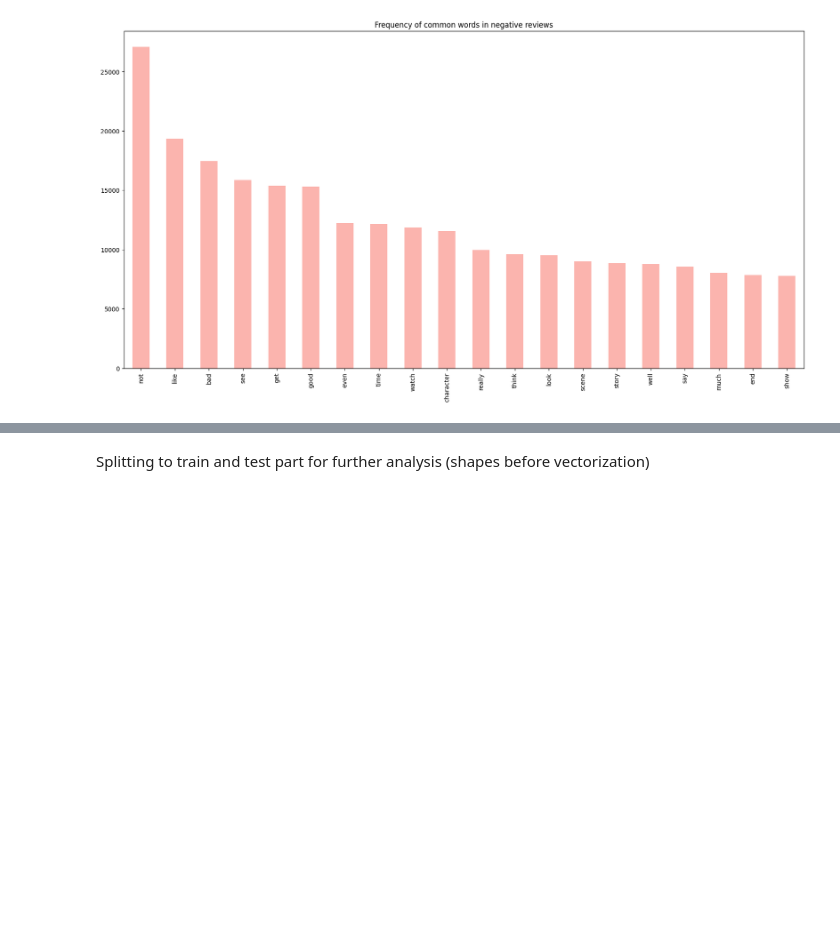
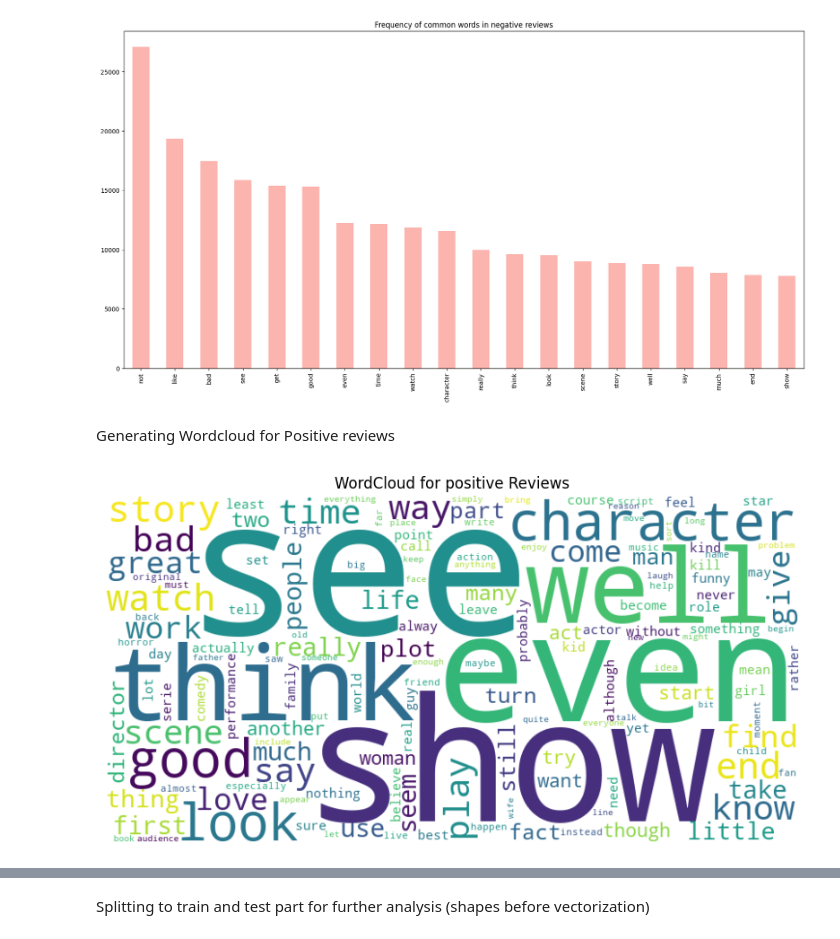
Before and after one commit to khazratoff/Sentiment-Analysis-NLP, a Jupyter notebook: notebooks/ds.ipynb, the cells around one changed output, grey strips where cells are left out. Saved outputs shown, nothing was run; the diff lists cells and outputs as text; code cells hidden in the pictures; blank space fills up the shorter version.

```diff
--- a/notebooks/ds.ipynb
+++ b/notebooks/ds.ipynb
@@ -262,3 +277,18 @@ for item in range(2):
 # %% [output]
 [figure]
 [figure]
+# %% [markdown]
+Generating Wordcloud for Positive reviews
+# %%
+text_data_pos = sentiment[sentiment['sentiment'] == 'positive']['cleaned_review'].str.cat(sep=' ')
+wordcloud = WordCloud(width=800, height=400, max_words=150, background_color='white').generate(text_data)
+
+# Plot the WordCloud
+plt.figure(figsize=(10, 6))
+plt.imshow(wordcloud, interpolation='bilinear')
+plt.axis('off')
+plt.title('WordCloud for positive Reviews')
+save_fig(fig_name='wordcloud_after_preprocess_pos.jpg')
+plt.show()
+# %% [output]
+[figure, added]
```
Also changed, not shown: parts of 3 cells of this notebook, 3 other files.
